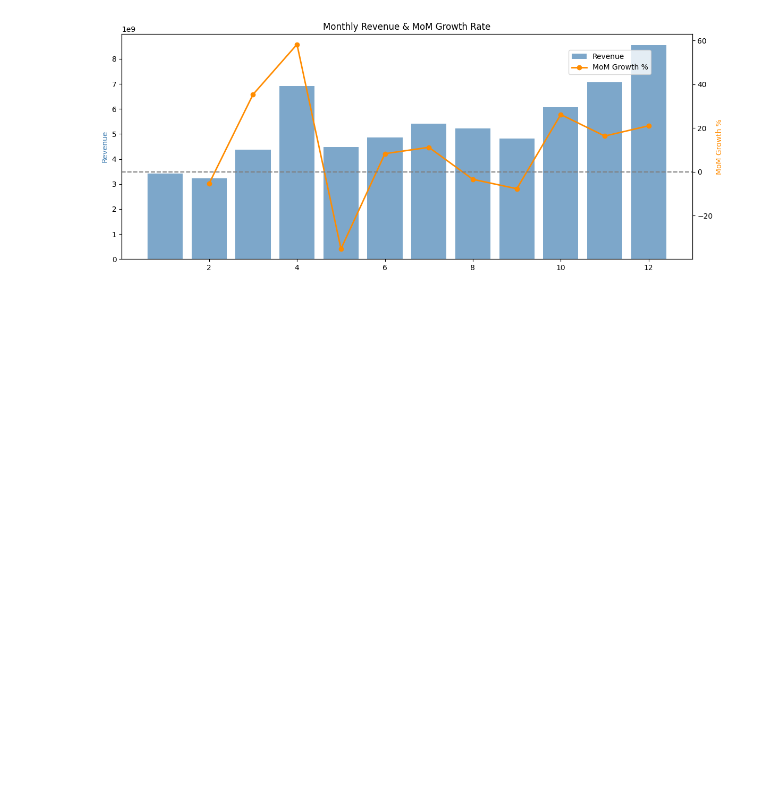
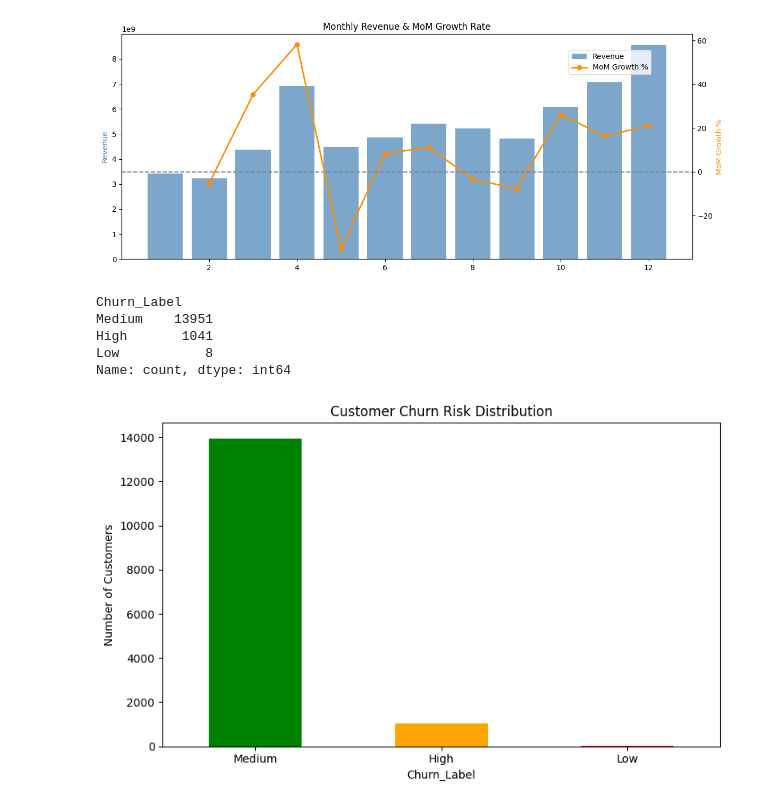
Before and after one commit to utkxrshrxj/Billing-and-Transaction-Analytics-System, a Jupyter notebook: btas.ipynb, the cells around one changed output. Cells and saved outputs as stored; diff of their text form; code cells hidden in the pictures; blank space fills up the shorter version.

Commit message:
Added advanced billing analytics ,churn scoring, SKU seasonality, revenue forecasting, purchase gap analysis, ABC classification, and top 5 SKU monthly trends

```diff
--- a/btas.ipynb
+++ b/btas.ipynb
@@ -1072,3 +1072,52 @@ plt.tight_layout()
 plt.show()
 # %% [output]
 [figure]
+# %%
+# ======================================
+# Churn Risk Scoring
+# Which customers are about to leave
+# ======================================
+
+snapshot = df['Billing_Date'].max()
+
+churn_df = df.groupby('Customer_ID').agg(
+    Last_Purchase = ('Billing_Date', 'max'),
+    Frequency     = ('Customer_ID', 'count'),
+    Total_Revenue = ('Revenue', 'sum')
+).reset_index()
+
+churn_df['Days_Since_Purchase'] = (snapshot - churn_df['Last_Purchase']).dt.days
+
+# Normalize each factor to 0–1 score
+from sklearn.preprocessing import MinMaxScaler
+scaler = MinMaxScaler()
+
+churn_df['Recency_Score']   = 1 - scaler.fit_transform(churn_df[['Days_Since_Purchase']])  # higher days = higher churn risk
+churn_df['Frequency_Score'] = scaler.fit_transform(churn_df[['Frequency']])
+churn_df['Monetary_Score']  = scaler.fit_transform(churn_df[['Total_Revenue']])
+
+# Weighted churn risk (higher = more likely to churn)
+churn_df['Churn_Risk'] = (
+    0.5 * (1 - churn_df['Recency_Score']) +
+    0.3 * (1 - churn_df['Frequency_Score']) +
+    0.2 * (1 - churn_df['Monetary_Score'])
+)
+
+churn_df['Churn_Label'] = pd.cut(churn_df['Churn_Risk'], bins=[0,0.33,0.66,1.0], labels=['Low','Medium','High'])
+
+print(churn_df['Churn_Label'].value_counts())
+
+plt.figure(figsize=(8,5))
+churn_df['Churn_Label'].value_counts().plot(kind='bar', color=['green','orange','red'])
+plt.title('Customer Churn Risk Distribution')
+plt.ylabel('Number of Customers')
+plt.xticks(rotation=0)
+plt.tight_layout()
+plt.show()
+# %% [output]
+Churn_Label
+Medium    13951
+High       1041
+Low           8
+Name: count, dtype: int64
+[figure, added]
```
Also changed, not shown: parts of 5 cells of this notebook.
